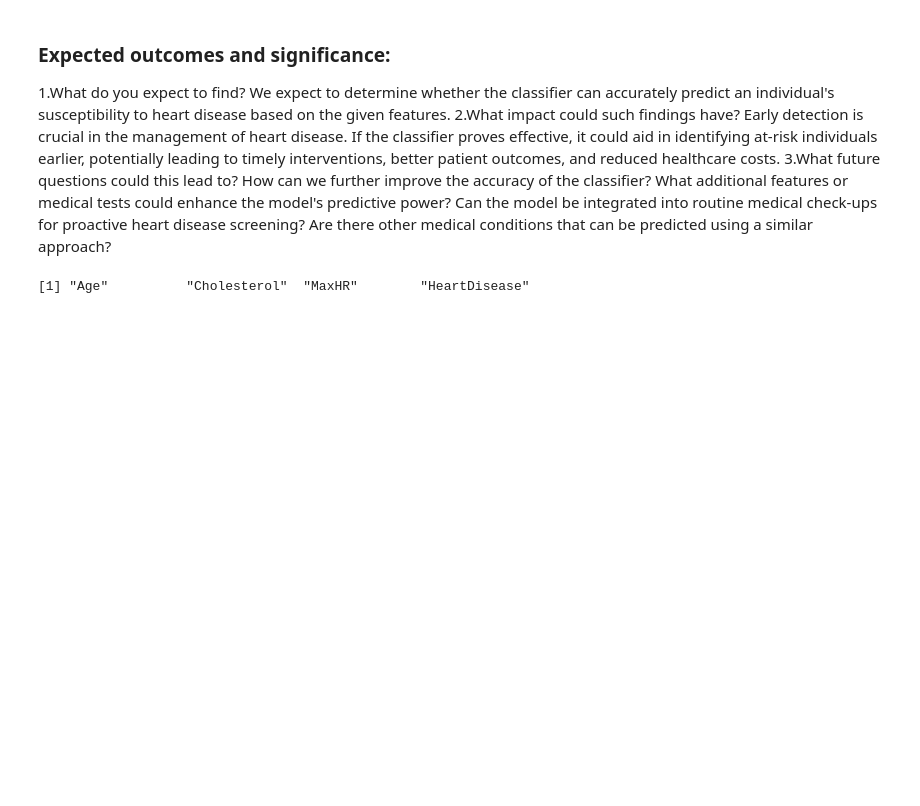
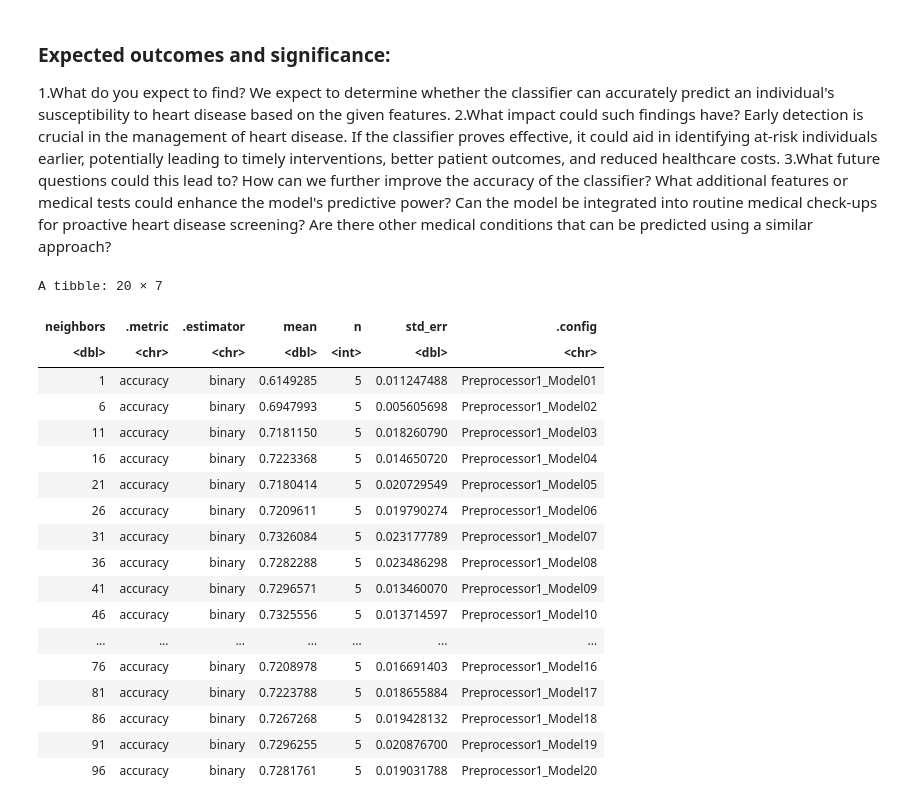
Before and after one commit to Miranayy/DSCI100_009_019, a Jupyter notebook: HeartDisease.ipynb, the cells around one changed output. Saved outputs shown, nothing was run; the diff lists cells and outputs as text; code cells hidden in the pictures; blank space fills up the shorter version.

```diff
--- a/HeartDisease.ipynb
+++ b/HeartDisease.ipynb
@@ -128,28 +128,46 @@ How can we further improve the accuracy of the classifier?
 What additional features or medical tests could enhance the model's predictive power?
 Can the model be integrated into routine medical check-ups for proactive heart disease screening?
 Are there other medical conditions that can be predicted using a similar approach?
-# %%
-colnames(heart_new_training)
-# %% [output]
-[1] "Age"          "Cholesterol"  "MaxHR"        "HeartDisease"
 # %%
 heart_vfold<-vfold_cv(heart_new_training,v=5,strata=HeartDisease)
 
 heart_recipe<-recipe(HeartDisease~Age+Cholesterol+MaxHR,data=heart_new_training)|>
     step_scale(all_predictors())|>
     step_center(all_predictors())
 
 knn_spec<-nearest_neighbor(weight_func="rectangular",neighbors=tune())|>
     set_engine("kknn")|>
     set_mode("classification")
 
-k_vals<-tibble(neighbors=seq(from=1,to=50,by=5))
+k_vals<-tibble(neighbors=seq(from=1,to=100,by=5))
 
 knn_results<-workflow()|>
     add_recipe(heart_recipe)|>
     add_model(knn_spec)|>
     tune_grid(resamples=heart_vfold,grid=k_vals)|>
     collect_metrics()
 
 accuracies<- knn_results|>
     filter(.metric == "accuracy")
+
+accuracies
+# %% [output]
+A tibble: 20 × 7
+| neighbors | .metric | .estimator | mean | n | std_err | .config |
+| <dbl> | <chr> | <chr> | <dbl> | <int> | <dbl> | <chr> |
+| 1 | accuracy | binary | 0.6149285 | 5 | 0.011247488 | Preprocessor1_Model01 |
+| 6 | accuracy | binary | 0.6947993 | 5 | 0.005605698 | Preprocessor1_Model02 |
+| 11 | accuracy | binary | 0.7181150 | 5 | 0.018260790 | Preprocessor1_Model03 |
+| 16 | accuracy | binary | 0.7223368 | 5 | 0.014650720 | Preprocessor1_Model04 |
+| 21 | accuracy | binary | 0.7180414 | 5 | 0.020729549 | Preprocessor1_Model05 |
+| 26 | accuracy | binary | 0.7209611 | 5 | 0.019790274 | Preprocessor1_Model06 |
+| 31 | accuracy | binary | 0.7326084 | 5 | 0.023177789 | Preprocessor1_Model07 |
+| 36 | accuracy | binary | 0.7282288 | 5 | 0.023486298 | Preprocessor1_Model08 |
+| 41 | accuracy | binary | 0.7296571 | 5 | 0.013460070 | Preprocessor1_Model09 |
+| 46 | accuracy | binary | 0.7325556 | 5 | 0.013714597 | Preprocessor1_Model10 |
+| ... | ... | ... | ... | ... | ... | ... |
+| 76 | accuracy | binary | 0.7208978 | 5 | 0.016691403 | Preprocessor1_Model16 |
+| 81 | accuracy | binary | 0.7223788 | 5 | 0.018655884 | Preprocessor1_Model17 |
+| 86 | accuracy | binary | 0.7267268 | 5 | 0.019428132 | Preprocessor1_Model18 |
+| 91 | accuracy | binary | 0.7296255 | 5 | 0.020876700 | Preprocessor1_Model19 |
+| 96 | accuracy | binary | 0.7281761 | 5 | 0.019031788 | Preprocessor1_Model20 |
```
Also changed, not shown: parts of 2 cells of this notebook.
